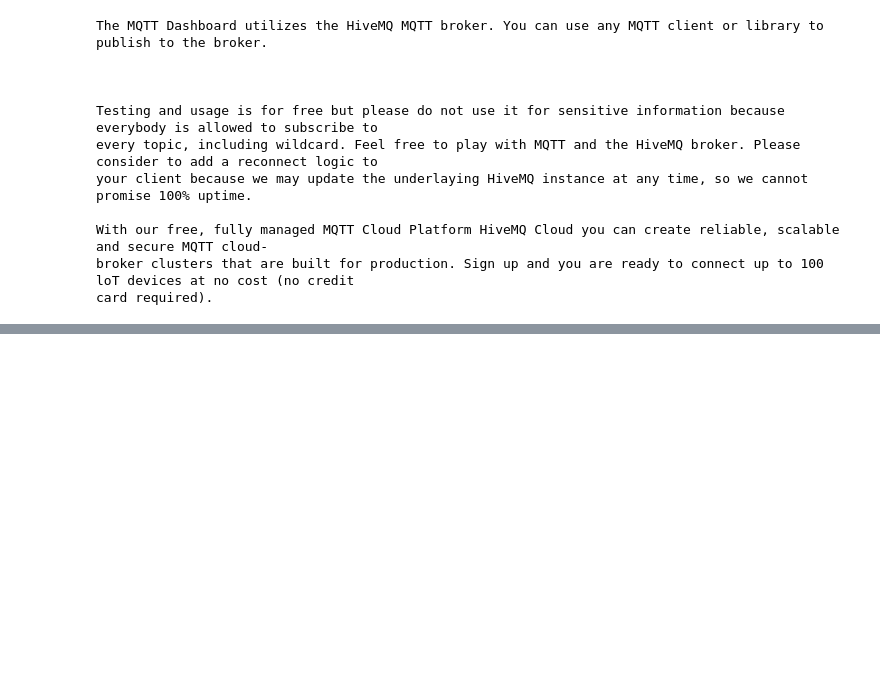
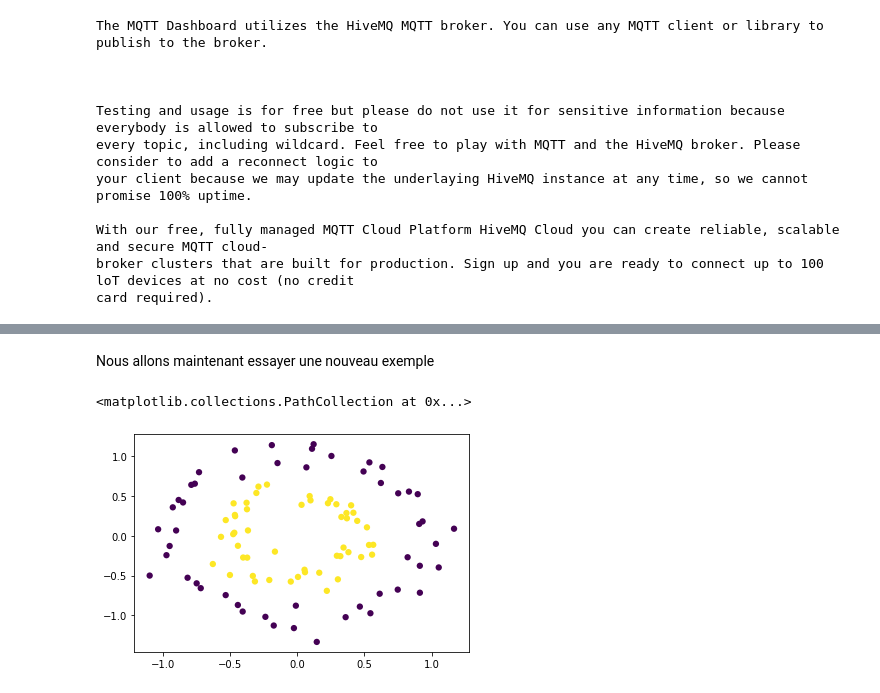
Before and after one commit to hamdi-ridha/Workshop-New-Vision, a Jupyter notebook: Workshop_New_Vision.ipynb, the cells around one changed output, grey strips where cells are left out. Cells and saved outputs as stored; diff of their text form; code cells hidden in the pictures; blank space fills up the shorter version.

```diff
--- a/Workshop_New_Vision.ipynb
+++ b/Workshop_New_Vision.ipynb
@@ -939,0 +1020,8 @@ card required).
+# %% [markdown]
+Nous allons maintenant essayer une nouveau exemple
+# %%
+X, y = make_circles(n_samples=100, random_state=0, noise=.1, factor=.5)
+plt.scatter(X[:, 0], X[:, 1], c=y, s=40, edgecolors="none")
+# %% [output]
+<matplotlib.collections.PathCollection at 0x...>
+[figure, added]
```
Also changed, not shown: parts of 52 cells of this notebook.
